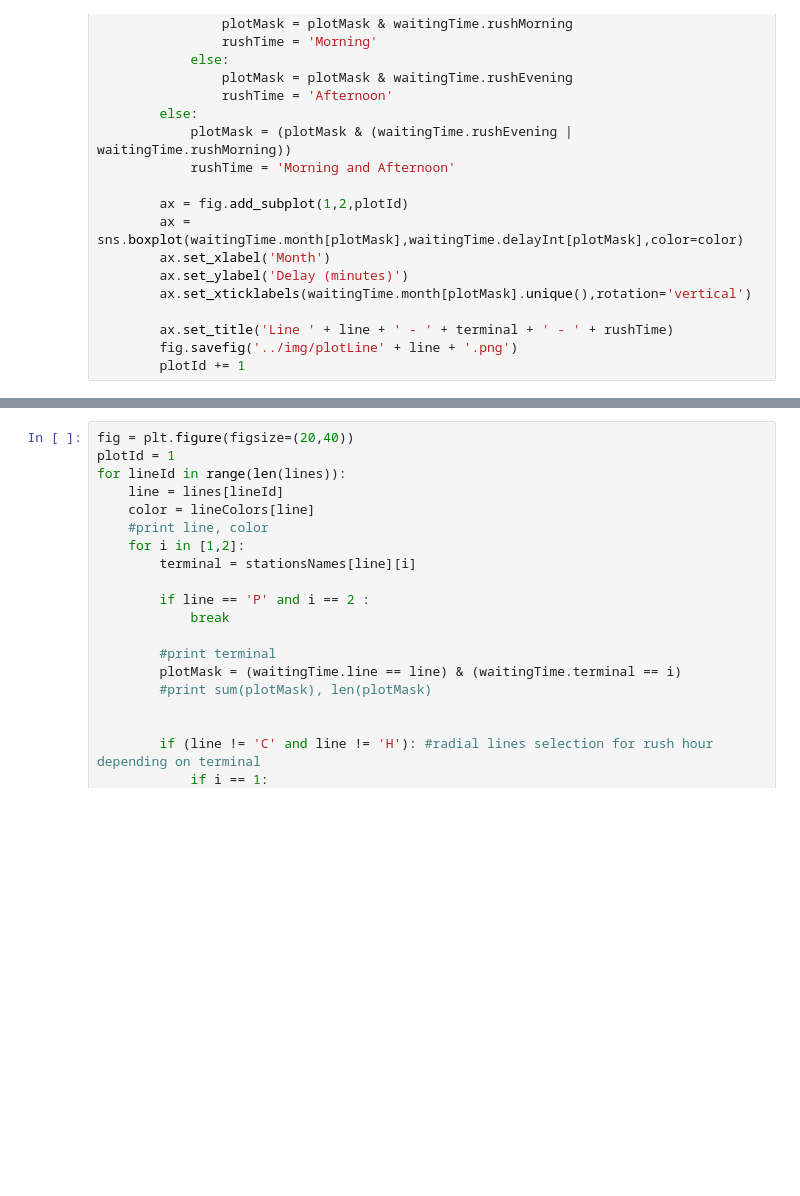
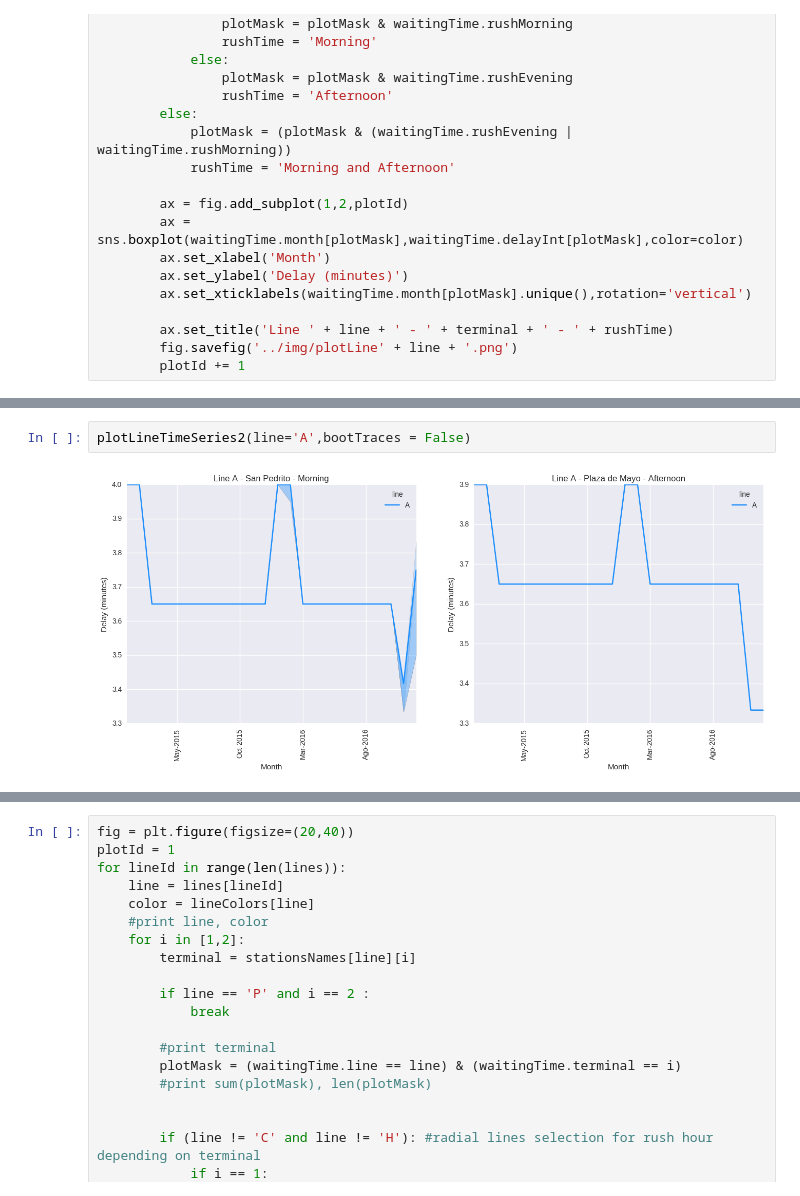
Before and after one commit to alephcero/baSubwayObservatory, a Jupyter notebook: src/dataAnalysis.ipynb, the cells around one changed output, grey strips where cells are left out. Saved outputs shown, nothing was run; the diff lists cells and outputs as text; blank space fills up the shorter version.

```diff
--- a/src/dataAnalysis.ipynb
+++ b/src/dataAnalysis.ipynb
@@ -276,0 +351,4 @@ plotLineTimeSeries(line='H')
+# %%
+plotLineTimeSeries2(line='A',bootTraces = False)
+# %% [output]
+[figure, added]
```
Also changed, not shown: parts of 10 cells of this notebook, 3 other files.
